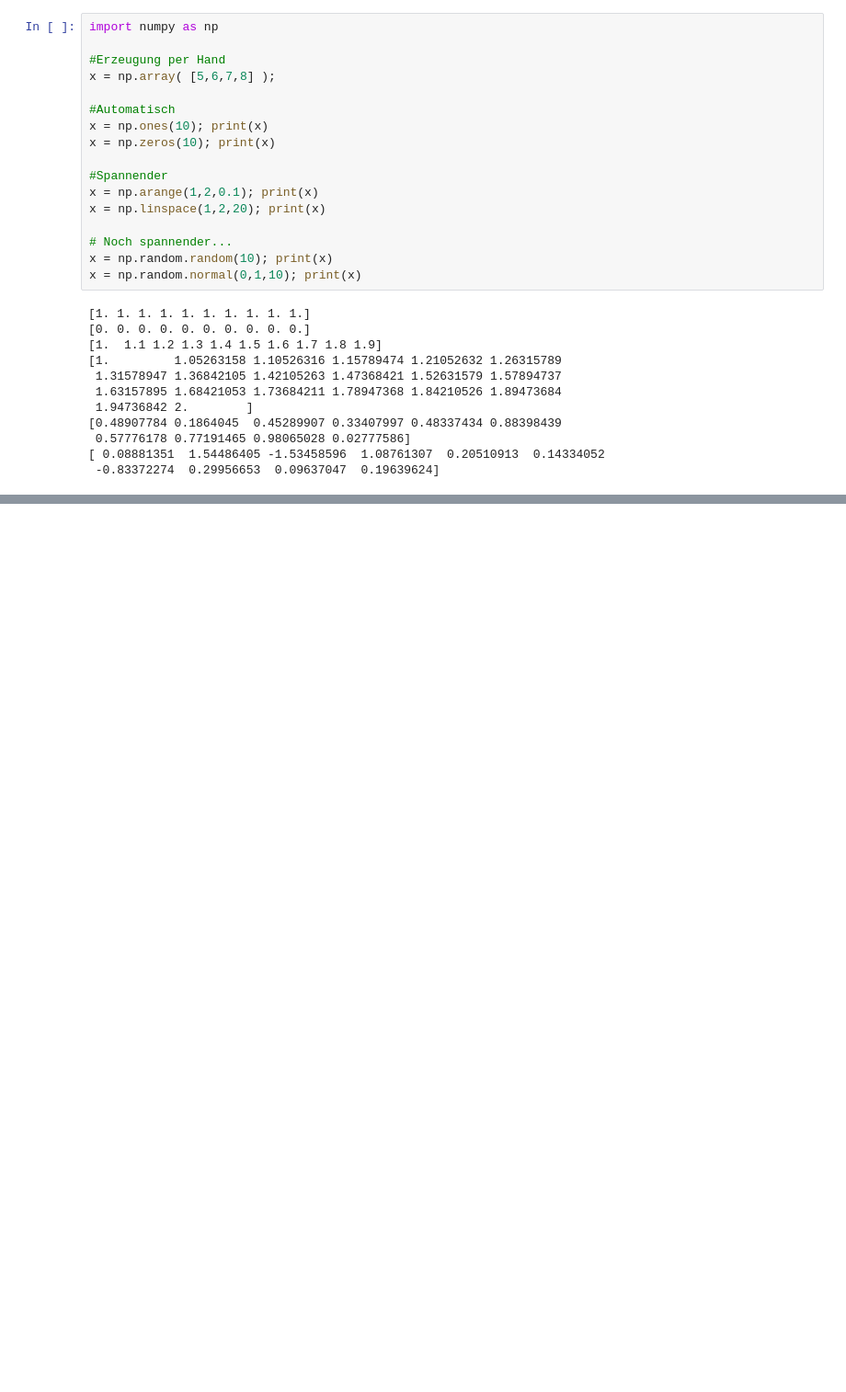
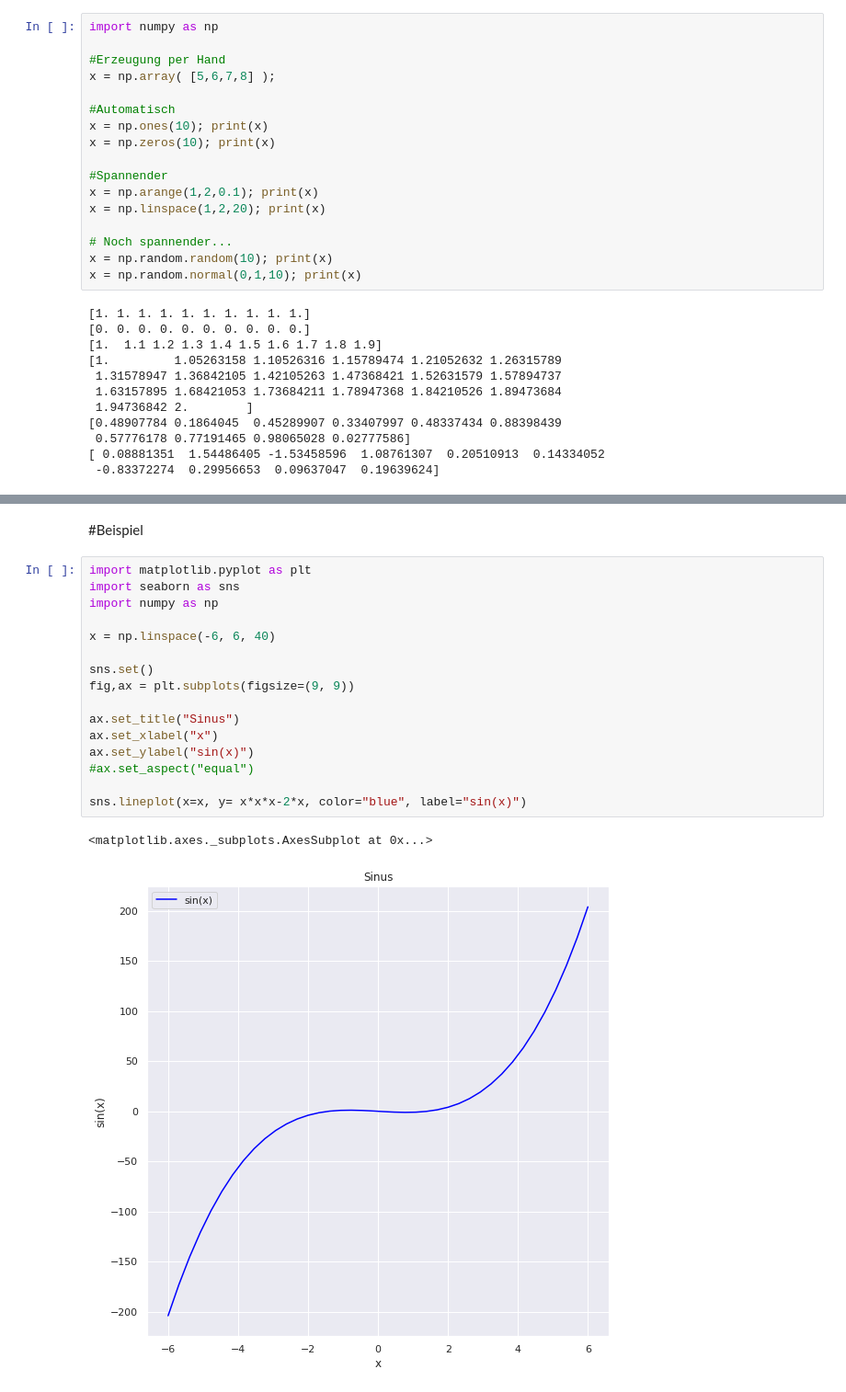
Before and after one commit to Prof-Greipl/dsml-duf, a Jupyter notebook: C2 Numpy.ipynb, the cells around one changed output, grey strips where cells are left out. Shown at 92% size. Drawn from its saved outputs; the diff is of its cells as text; blank space fills up the shorter version.

```diff
--- a/C2 Numpy.ipynb
+++ b/C2 Numpy.ipynb
@@ -47,0 +68,21 @@ x = np.random.normal(0,1,10); print(x)
+# %% [markdown]
+#Beispiel
+# %%
+import matplotlib.pyplot as plt
+import seaborn as sns
+import numpy as np
+
+x = np.linspace(-6, 6, 40)
+
+sns.set()
+fig,ax = plt.subplots(figsize=(9, 9))
+
+ax.set_title("Sinus")
+ax.set_xlabel("x")
+ax.set_ylabel("sin(x)")
+#ax.set_aspect("equal")
+
+sns.lineplot(x=x, y= x*x*x-2*x, color="blue", label="sin(x)")
+# %% [output]
+<matplotlib.axes._subplots.AxesSubplot at 0x...>
+[figure, added]
```
Also changed, not shown: parts of 6 cells of this notebook, 2 other files.
